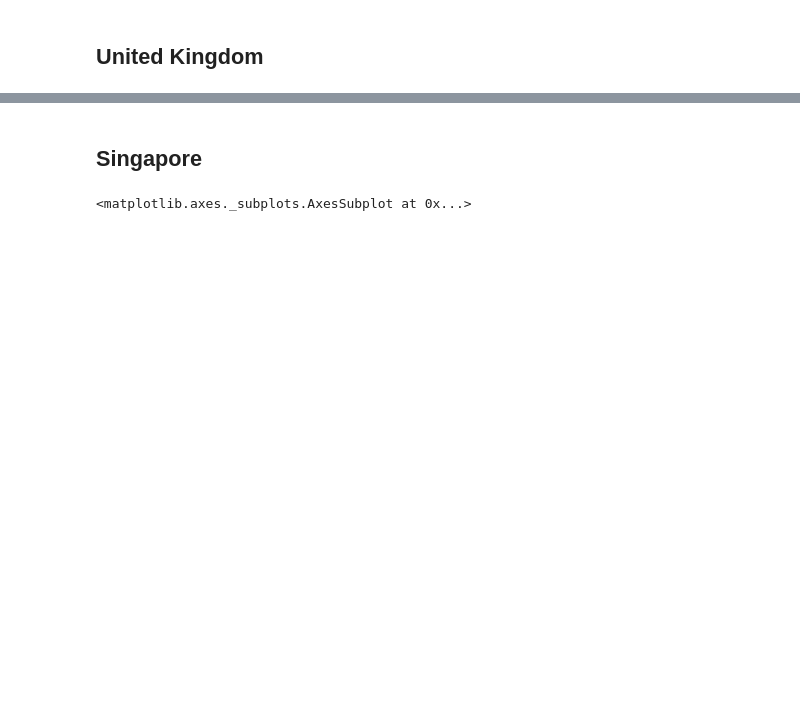
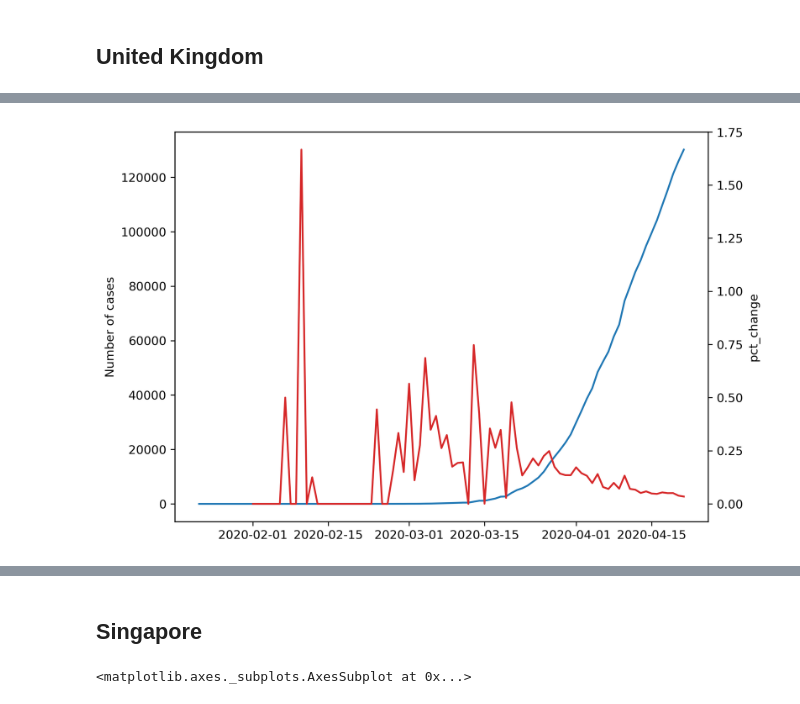
Before and after one commit to jaysttw/covid-19-analyses, a Jupyter notebook: COVID-19.ipynb, the cells around one changed output, grey strips where cells are left out. Cells and saved outputs as stored; diff of their text form; code cells hidden in the pictures; blank space fills up the shorter version.

```diff
--- a/COVID-19.ipynb
+++ b/COVID-19.ipynb
@@ -120,3 +158,7 @@ df_by_country['United Kingdom'].pct_change().plot()
+# %%
+cases_and_rate(df_by_country['United Kingdom'])
+# %% [output]
+[figure, added]
 # %%
 (df_by_country['United Kingdom'].pct_change()
  .replace([np.inf, -np.inf], np.nan)
```
Also changed, not shown: parts of 34 cells of this notebook.
